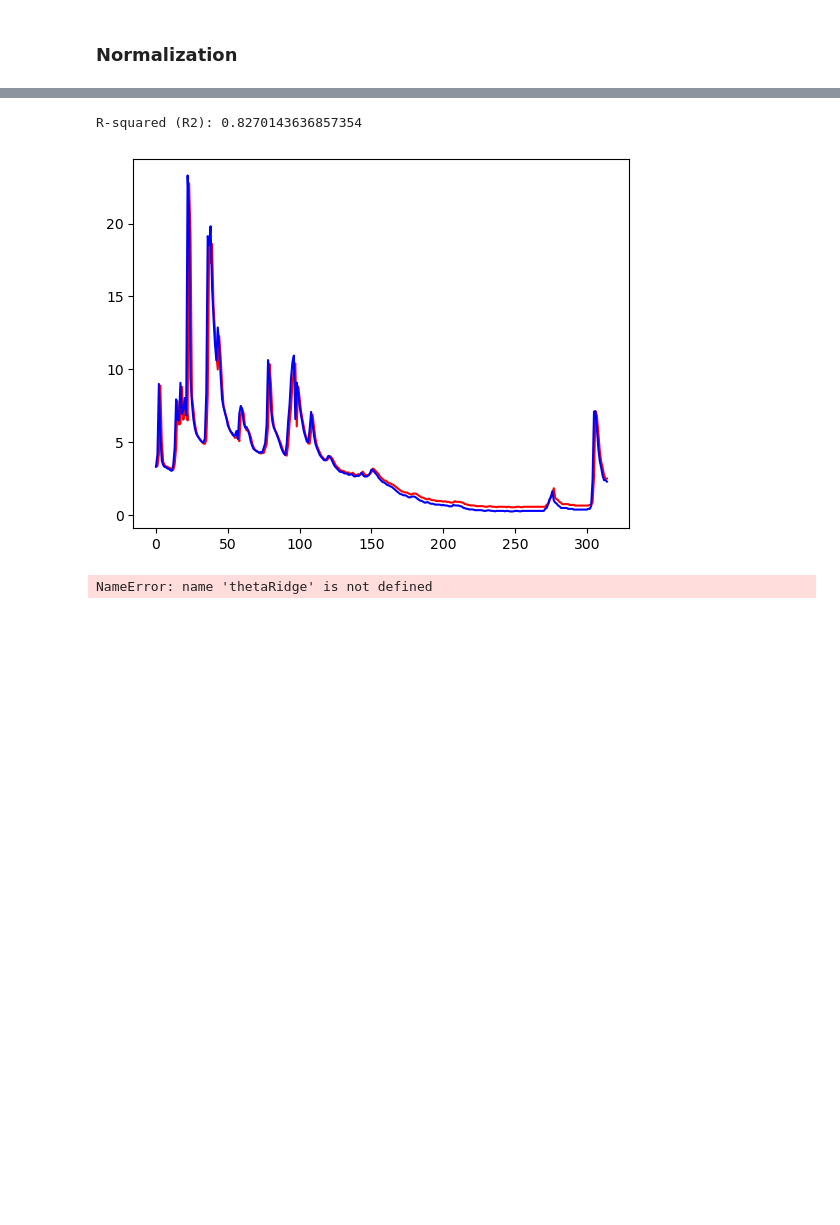
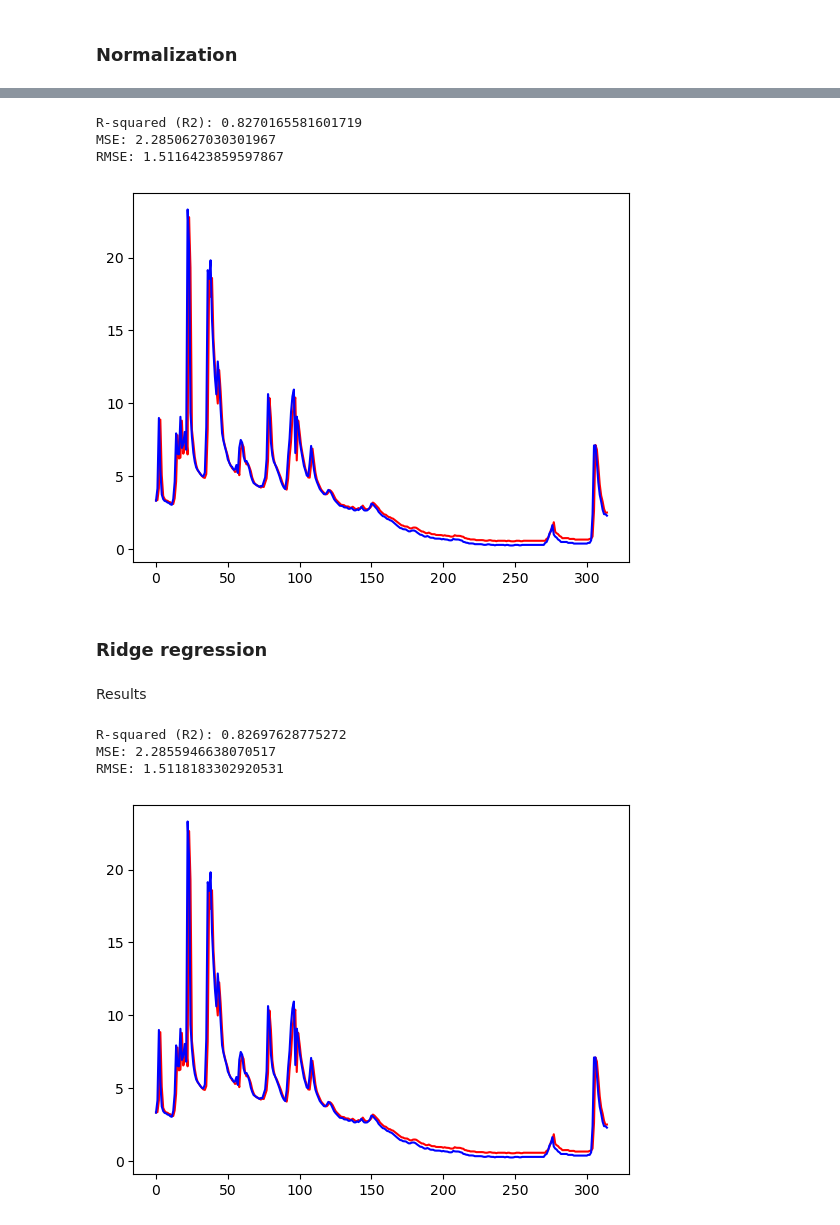
Before and after one commit to Barb02/TAA_ForecastingRiverDischarge, a Jupyter notebook: withRD.ipynb, the cells around one changed output, grey strips where cells are left out. Drawn from its saved outputs; the diff is of its cells as text; code cells hidden in the pictures; blank space fills up the shorter version.

```diff
--- a/withRD.ipynb
+++ b/withRD.ipynb
@@ -105,0 +27,9 @@ predict = reg.predict(rdTests)
+# %%
+x = np.array([rd[1:-1],rd[0:-2]])
+x = x.transpose()
+scaler = preprocessing.StandardScaler().fit(x)
+
+x_normalized = scaler.transform(x)
+print(x_normalized.shape)
+y = rd[2:]
+print(y.shape)
@@ -105,0 +41,8 @@ predict = reg.predict(rdTests)
+# %%
+
+rdTests = x_normalized[:315]
+rdVal = x_normalized[315:631]
+rdTrain = x_normalized[631:]
+yTests = y[:315]
+yVal = y[315:631]
+yTrain = y[631:]
@@ -105,0 +51,6 @@ predict = reg.predict(rdTests)
+# %%
+
+reg = linear_model.LinearRegression()
+reg.fit(rdTrain,yTrain)
+
+predict = reg.predict(rdTests)
@@ -108,15 +61,14 @@ plt.plot(predict,'r')
 plt.plot(yTests,'b')
 r2 = r2_score(yTests, predict)
 print("R-squared (R2):", r2)
+
+mse = mean_squared_error(yTests, predict)
+print("MSE:", mse)
+print("RMSE:", np.sqrt(mse))
 # %% [output]
-R-squared (R2): 0.8270143636857354
+R-squared (R2): 0.8270165581601719
+MSE: 2.2850627030301967
+RMSE: 1.5116423859597867
 [figure]
-# %%
-
-p2 = np.dot(rdT,thetaRidge)
-plt.scatter(plotDates[2:], y, color="black")
-plt.plot(plotDates[2:], p2, color="yellow", linewidth=3)
-plt.gca().xaxis.set_major_formatter(mdates.DateFormatter('%m/%y'))
-plt.gcf().autofmt_xdate()
-# %% [output]
-NameError: name 'thetaRidge' is not defined
+# %% [markdown]
+### Ridge regression
@@ -122,0 +80,16 @@ NameError: name 'thetaRidge' is not defined
+# %% [markdown]
+Results
+# %%
+plt.plot(predict,'r')
+plt.plot(yTests,'b')
+r2 = r2_score(yTests, predict)
+print("R-squared (R2):", r2)
+
+mse = mean_squared_error(yTests, predict)
+print("MSE:", mse)
+print("RMSE:", np.sqrt(mse))
+# %% [output]
+R-squared (R2): 0.82697628775272
+MSE: 2.2855946638070517
+RMSE: 1.5118183302920531
+[figure, added]
```
Also changed, not shown: parts of 15 cells of this notebook, 4 other files.
